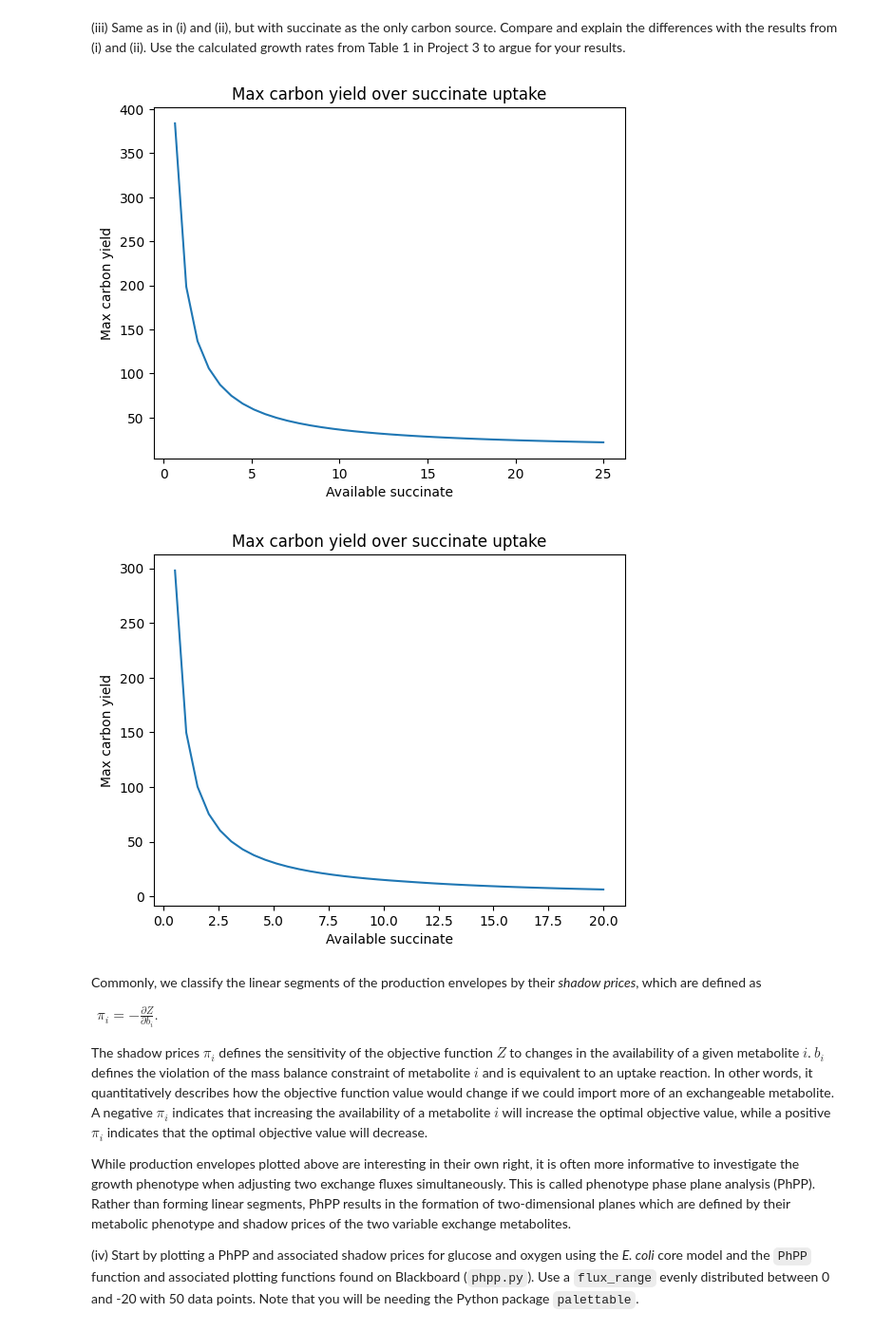
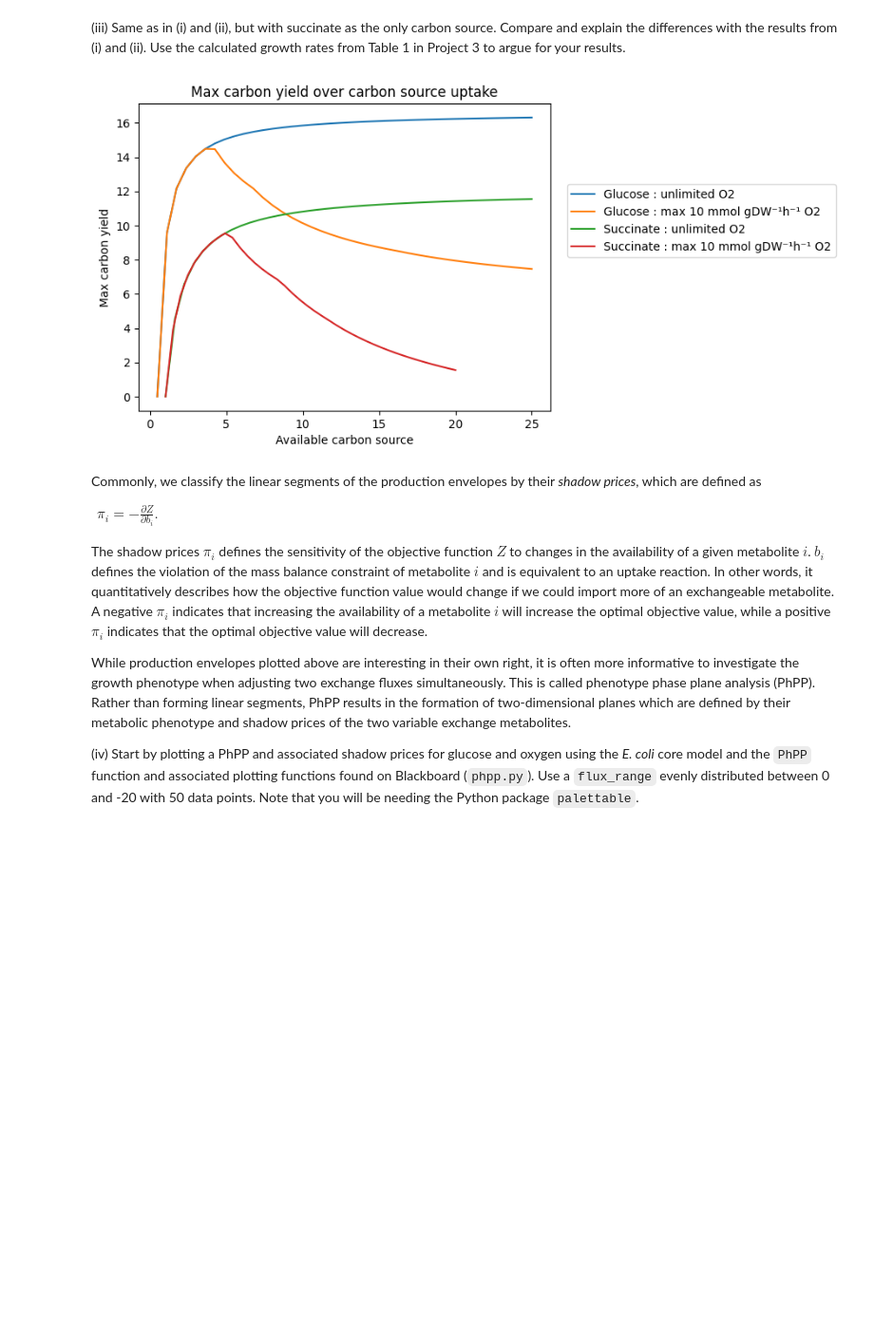
Before and after one commit to mkl061/TBT4165, a Jupyter notebook: project4/project_4.ipynb, the cells around one changed output. Shown: that part at 95% size. Saved outputs shown, nothing was run; the diff lists cells and outputs as text; code cells hidden in the pictures; blank space fills up the shorter version.

```diff
--- a/project4/project_4.ipynb
+++ b/project4/project_4.ipynb
@@ -85,11 +76,23 @@ foo(ecoli_model, -10, 0, "EX_glc__D_e", -25, 0)
 # %% [markdown]
 (iii) Same as in (i) and (ii), but with succinate as the only carbon source. Compare and explain the differences with the results from (i) and (ii). Use the calculated growth rates from Table 1 in Project 3 to argue for your results.
-# %%
-foo(ecoli_model, -1000, 0, "EX_succ_e", -25, 0)
-foo(ecoli_model, -10, 0, "EX_succ_e", -25, 0)
-# %% [output]
-[figure, removed]
-[figure, removed]
+# %%
+fig, ax = plt.subplots()
+high_O2_glu = foo(ecoli_model, -1000, 0, "EX_glc__D_e", -25, 0)
+Low_O2_glu = foo(ecoli_model, -10, 0, "EX_glc__D_e", -25, 0)
+high_O2_suc = foo(ecoli_model, -1000, 0, "EX_succ_e", -25, 0, True)
+Low_O2_suc = foo(ecoli_model, -10, 0, "EX_succ_e", -25, 0, True)
+ax.set_title(f"Max carbon yield over carbon source uptake")
+ax.set_xlabel(f"Available carbon source")
+ax.set_ylabel("Max carbon yield")
+plt.legend(
+    ["Glucose : unlimited O2",
+     "Glucose : max 10 mmol gDW\u207B\u00B9h\u207B\u00B9 O2",
+     "Succinate : unlimited O2",
+     "Succinate : max 10 mmol gDW\u207B\u00B9h\u207B\u00B9 O2"],
+     loc=(1.04,0.5))
+plt.show()
+# %% [output]
+[figure, added]
 # %% [markdown]
 Commonly, we classify the linear segments of the production envelopes by their *shadow prices*, which are defined as
 
```
Also changed, not shown: parts of 17 cells of this notebook, 1 other file.
